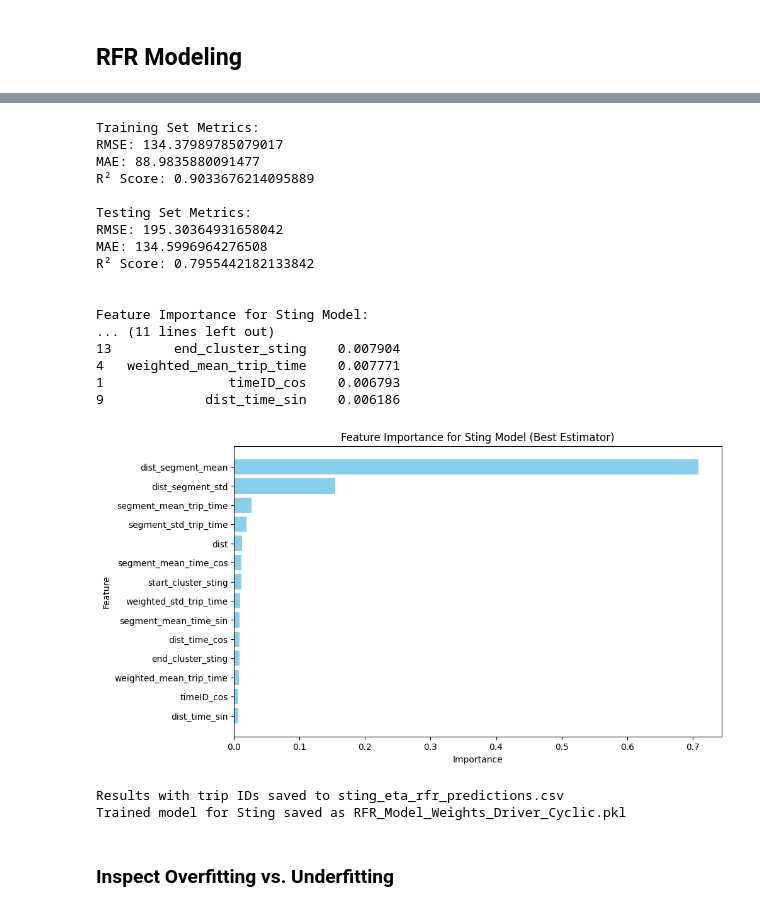
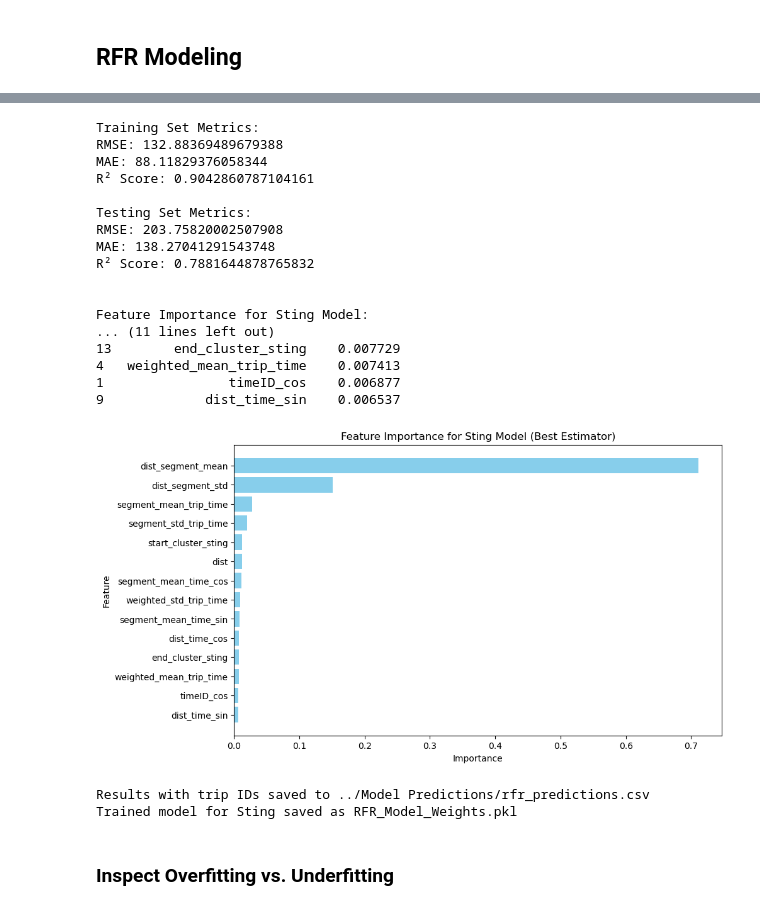
Before and after one commit to nadabadawi/eta-rfr, a Jupyter notebook: Clustering and RFR.ipynb, the cells around one changed output, grey strips where cells are left out. Cells and saved outputs as stored; diff of their text form; code cells hidden in the pictures.

```diff
--- a/Clustering and RFR.ipynb
+++ b/Clustering and RFR.ipynb
@@ -74,3 +36,20 @@ Loading segments from '/content/drive/MyDrive//Senior_Project_I/Splitting/Segmen
+# %%
+directory = '../Data/segmented_trips'
+d = []
+
+for file_name in os.listdir(directory):
+    if file_name.startswith('Segmented_Trips') and file_name.endswith('.json'):
+        month = int(file_name.split('_')[2][:2])  # Extract the month and convert to int
+
+        file_path = os.path.join(directory, file_name)
+        with open(file_path, 'r') as file:
+            for line in file:
+                entry = json.loads(line)
+                entry['month'] = month  # Add month to the data
+                d.append(entry)
+
+
+road_df = pd.DataFrame(d)
 # %% [markdown]
 ### Remove the trips with distances greater than 20 km
 # %%
@@ -576,7 +485,7 @@ param_distributions = {
     'min_samples_leaf': [1, 2, 4]
 }
 
-specific_features = feature_columns + [f'start_cluster', f'end_cluster']
+specific_features = feature_columns + [f'start_cluster_sting', f'end_cluster_sting']
 target_column='trip_time'
 
 # Define features and target (exclude trip_id from features but retain it for output)
@@ -641,46 +550,46 @@ importance_df = pd.DataFrame({
 }).sort_values(by='importance', ascending=False)
 
 print(f"\nFeature Importance for Sting Model:")
 print(importance_df)
 
 plt.figure(figsize=(10, 6))
 plt.barh(importance_df['feature'], importance_df['importance'], color='skyblue')
 plt.xlabel('Importance')
 plt.ylabel('Feature')
 plt.title(f'Feature Importance for Sting Model (Best Estimator)')
 plt.gca().invert_yaxis()
 plt.show()
 
 output_csv = '../Model Predictions/rfr_predictions.csv'
 results.to_csv(output_csv, index=False)
 print(f"Results with trip IDs saved to {output_csv}")
 
 # save model weights
 model_filename = 'RFR_Model_Weights.pkl'
 with open(model_filename, 'wb') as model_file:
     pickle.dump(model, model_file)
 print(f"Trained model for Sting saved as {model_filename}")
 # %% [output]
 Training Set Metrics:
-RMSE: 134.37989785079017
-MAE: 88.9835880091477
-R² Score: 0.9033676214095889
+RMSE: 132.88369489679388
+MAE: 88.11829376058344
+R² Score: 0.9042860787104161
 
 Testing Set Metrics:
-RMSE: 195.30364931658042
-MAE: 134.5996964276508
-R² Score: 0.7955442182133842
+RMSE: 203.75820002507908
+MAE: 138.27041291543748
+R² Score: 0.7881644878765832
 
 
 Feature Importance for Sting Model:
 ... (11 lines left out)
-13        end_cluster_sting    0.007904
-4   weighted_mean_trip_time    0.007771
-1                timeID_cos    0.006793
-9             dist_time_sin    0.006186
+13        end_cluster_sting    0.007729
+4   weighted_mean_trip_time    0.007413
+1                timeID_cos    0.006877
+9             dist_time_sin    0.006537
-[figure, old version]
+[figure, new version]
-Results with trip IDs saved to sting_eta_rfr_predictions.csv
-Trained model for Sting saved as RFR_Model_Weights_Driver_Cyclic.pkl
+Results with trip IDs saved to ../Model Predictions/rfr_predictions.csv
+Trained model for Sting saved as RFR_Model_Weights.pkl
 # %% [markdown]
 ### Inspect Overfitting vs. Underfitting
 # %% [markdown]
```
Also changed, not shown: parts of 21 cells of this notebook, 4 other files.
